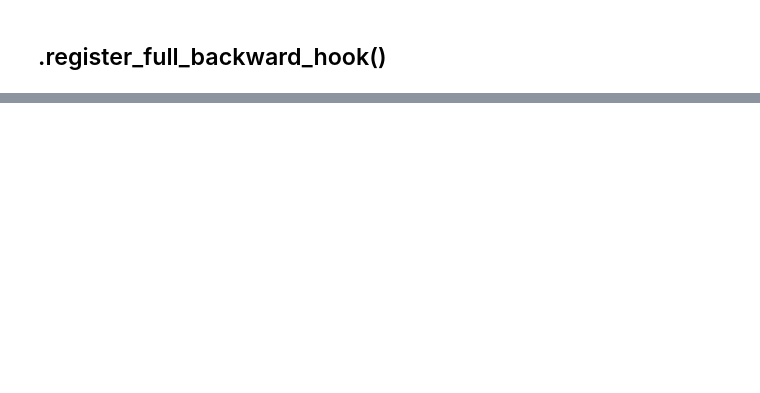
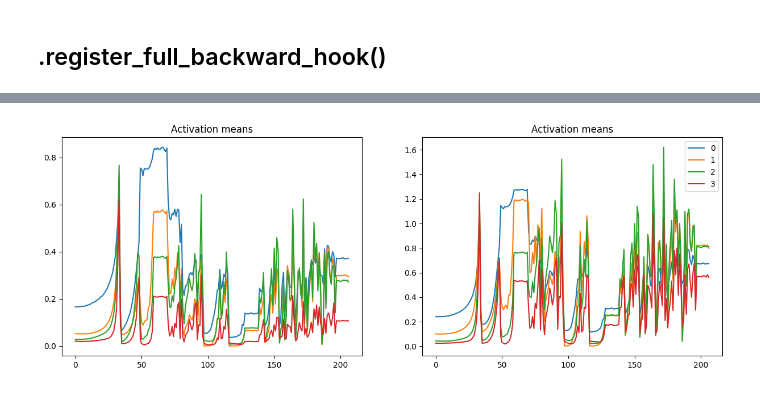
Before and after one commit to yunozon/deeplearing-study-kame, a Jupyter notebook: work/part6_batch_layer.ipynb, the cells around one changed output, grey strips where cells are left out. Cells and saved outputs as stored; diff of their text form; code cells hidden in the pictures; blank space fills up the shorter version.

```diff
--- a/work/part6_batch_layer.ipynb
+++ b/work/part6_batch_layer.ipynb
@@ -205,0 +148,34 @@ grads
+# %%
+# model
+conv_model = nn.Sequential(
+    # 1x28x28
+    nn.Conv2d(1, 4, kernel_size=3, stride=2, padding=1),
+    nn.ReLU(),
+
+    # 4x14x14
+    nn.Conv2d(4, 8, kernel_size=3, stride=2, padding=1),
+    nn.ReLU(),
+
+    # 8x7x7
+    nn.Conv2d(8, 16, kernel_size=3, stride=2, padding=1),
+    nn.ReLU(),
+
+    # 16x4x4
+    nn.Conv2d(16, 32, kernel_size=3, stride=2, padding=1),
+    nn.ReLU(),
+
+    # 32x2x2
+    nn.Flatten(),
+    nn.Linear(128, 10)
+
+)
+
+outputs = {}
+def save_output(name, module, inp, out):
+    module_name = f'{name}_{str(module)}'
+    outputs[module_name] = out.shape
+
+# 出力のshapeをdictに保存
+for name, module in conv_model.named_modules():
+    if name:
+        module.register_forward_hook(partial(save_output, name))
@@ -205,0 +236,2 @@ grads
+# %%
+act_stats = ActivationStatistics(conv_model)
@@ -205,0 +267,4 @@ grads
+# %%
+act_stats.plot_statistics()
+# %% [output]
+[figure, added]
```
Also changed, not shown: parts of 19 cells of this notebook, 1 other file.
